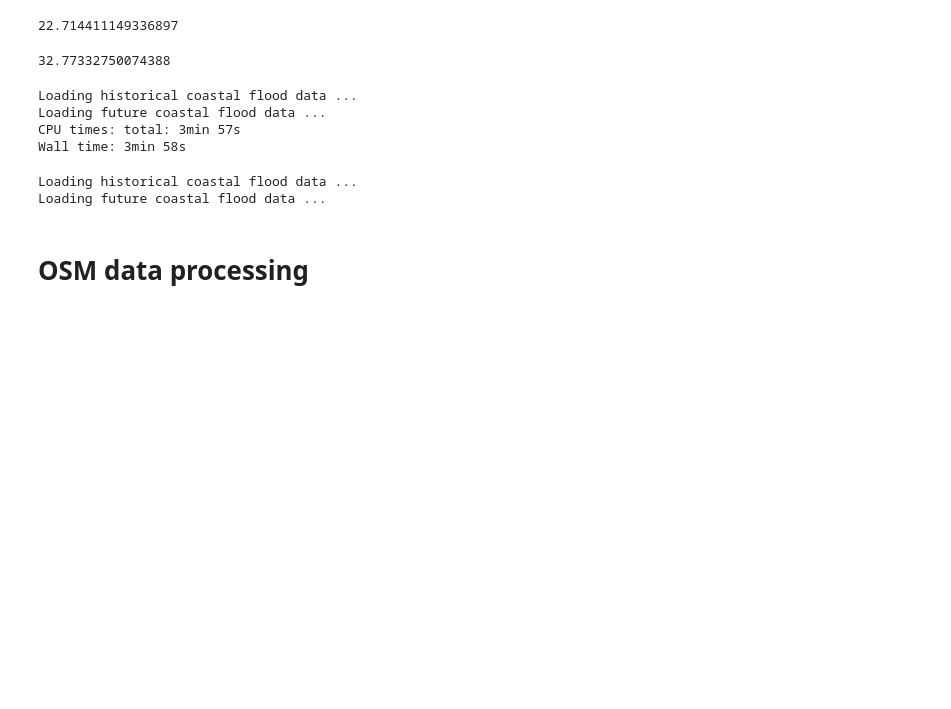
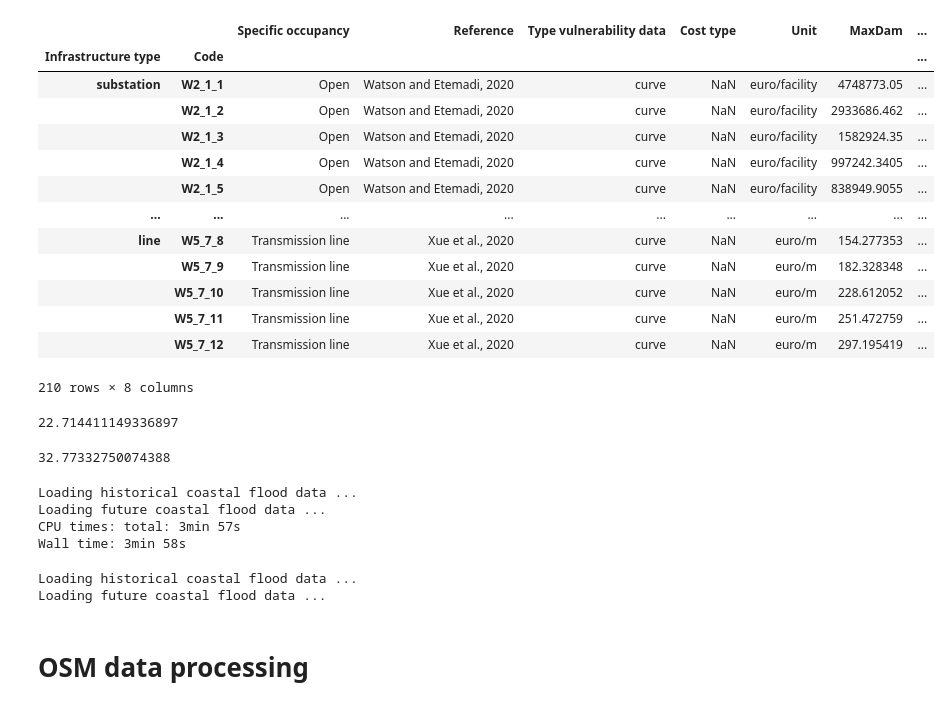
Before and after one commit to Mengqi-Ye/pg_risk_analysis, a Jupyter notebook: notebooks/Example_run.ipynb, the cells around one changed output. Cells and saved outputs as stored; diff of their text form; code cells hidden in the pictures; blank space fills up the shorter version.

```diff
--- a/notebooks/Example_run.ipynb
+++ b/notebooks/Example_run.ipynb
@@ -582,3 +533,20 @@ maxdam_old
+# %%
+brn_load[1]
+# %% [output]
+|  |  | Specific occupancy | Reference | Type vulnerability data | Cost type | Unit | MaxDam | ... |
+| Infrastructure type | Code |  |  |  |  |  |  | ... |
+| substation | W2_1_1 | Open | Watson and Etemadi, 2020 | curve | NaN | euro/facility | 4748773.05 | ... |
+|  | W2_1_2 | Open | Watson and Etemadi, 2020 | curve | NaN | euro/facility | 2933686.462 | ... |
+|  | W2_1_3 | Open | Watson and Etemadi, 2020 | curve | NaN | euro/facility | 1582924.35 | ... |
+|  | W2_1_4 | Open | Watson and Etemadi, 2020 | curve | NaN | euro/facility | 997242.3405 | ... |
+|  | W2_1_5 | Open | Watson and Etemadi, 2020 | curve | NaN | euro/facility | 838949.9055 | ... |
+| ... | ... | ... | ... | ... | ... | ... | ... | ... |
+| line | W5_7_8 | Transmission line | Xue et al., 2020 | curve | NaN | euro/m | 154.277353 | ... |
+|  | W5_7_9 | Transmission line | Xue et al., 2020 | curve | NaN | euro/m | 182.328348 | ... |
+|  | W5_7_10 | Transmission line | Xue et al., 2020 | curve | NaN | euro/m | 228.612052 | ... |
+|  | W5_7_11 | Transmission line | Xue et al., 2020 | curve | NaN | euro/m | 251.472759 | ... |
+|  | W5_7_12 | Transmission line | Xue et al., 2020 | curve | NaN | euro/m | 297.195419 | ... |
+210 rows × 8 columns
 # %%
 def load_storm_data(climate_model,basin,bbox):
     """
```
Also changed, not shown: parts of 3 cells of this notebook, 2 other files.
